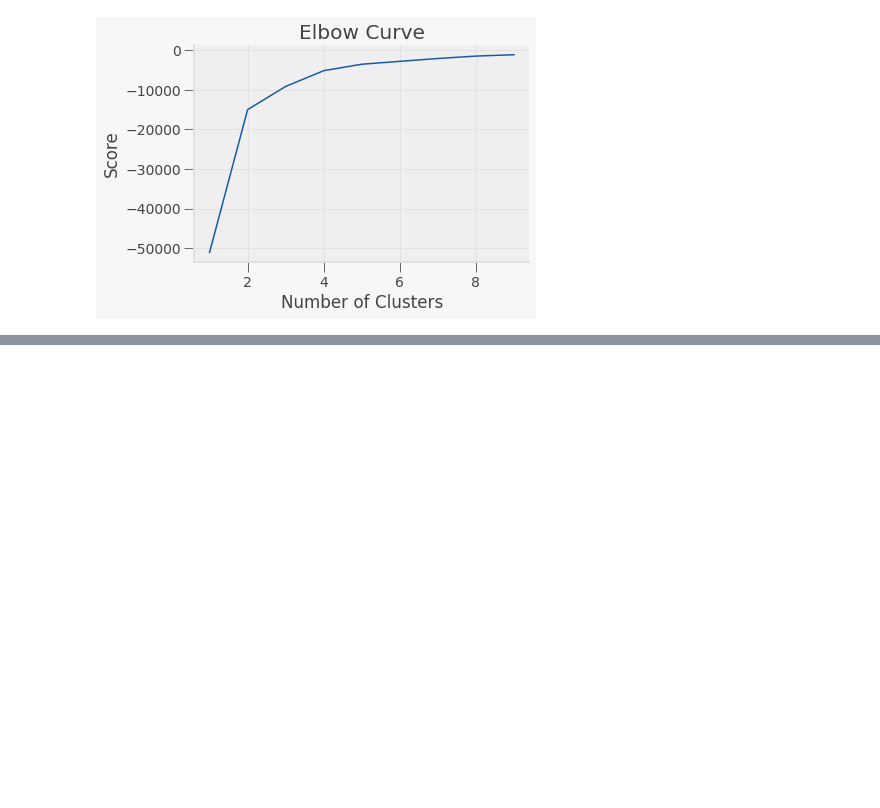
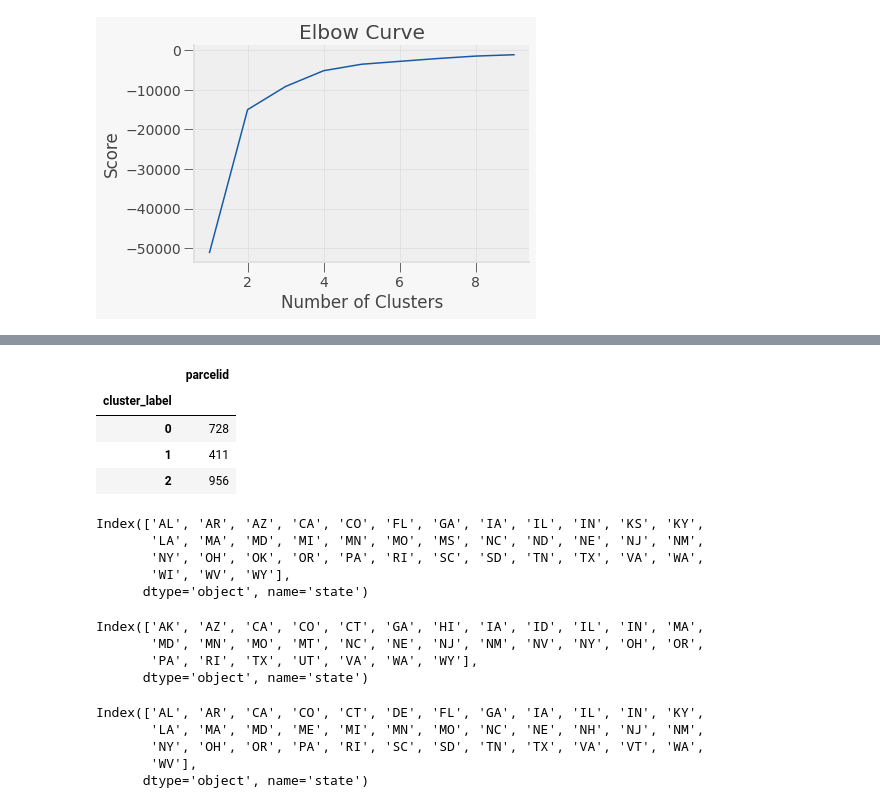
Before and after one commit to PosgradoMNA/actividades-de-aprendizaje-ams182, a Jupyter notebook: TecMty_kmeans_target.ipynb, the cells around one changed output, grey strips where cells are left out. Drawn from its saved outputs; the diff is of its cells as text; code cells hidden in the pictures; blank space fills up the shorter version.

```diff
--- a/TecMty_kmeans_target.ipynb
+++ b/TecMty_kmeans_target.ipynb
@@ -359,0 +373,38 @@ print(centers)
+# %%
+table = pd.pivot_table(clustered_data, values='parcelid', index=['cluster_label'], aggfunc='count')
+table
+# %% [output]
+|  | parcelid |
+| cluster_label |  |
+| 0 | 728 |
+| 1 | 411 |
+| 2 | 956 |
+# %%
+c0 = clustered_data.loc[clustered_data['cluster_label']== 0]
+table_0 = pd.pivot_table(c0 , index=['state'])
+table_0.index
+# %% [output]
+Index(['AL', 'AR', 'AZ', 'CA', 'CO', 'FL', 'GA', 'IA', 'IL', 'IN', 'KS', 'KY',
+       'LA', 'MA', 'MD', 'MI', 'MN', 'MO', 'MS', 'NC', 'ND', 'NE', 'NJ', 'NM',
+       'NY', 'OH', 'OK', 'OR', 'PA', 'RI', 'SC', 'SD', 'TN', 'TX', 'VA', 'WA',
+       'WI', 'WV', 'WY'],
+      dtype='object', name='state')
+# %%
+c1 = clustered_data.loc[clustered_data['cluster_label']== 1]
+table_1 = pd.pivot_table(c1, index=['state'])
+table_1.index
+# %% [output]
+Index(['AK', 'AZ', 'CA', 'CO', 'CT', 'GA', 'HI', 'IA', 'ID', 'IL', 'IN', 'MA',
+       'MD', 'MN', 'MO', 'MT', 'NC', 'NE', 'NJ', 'NM', 'NV', 'NY', 'OH', 'OR',
+       'PA', 'RI', 'TX', 'UT', 'VA', 'WA', 'WY'],
+      dtype='object', name='state')
+# %%
+c2 = clustered_data.loc[clustered_data['cluster_label']== 2]
+table_2 = pd.pivot_table(c2, index=['state'])
+table_2.index
+# %% [output]
+Index(['AL', 'AR', 'CA', 'CO', 'CT', 'DE', 'FL', 'GA', 'IA', 'IL', 'IN', 'KY',
+       'LA', 'MA', 'MD', 'ME', 'MI', 'MN', 'MO', 'NC', 'NE', 'NH', 'NJ', 'NM',
+       'NY', 'OH', 'OR', 'PA', 'RI', 'SC', 'SD', 'TN', 'TX', 'VA', 'VT', 'WA',
+       'WV'],
+      dtype='object', name='state')
```
Also changed, not shown: parts of 7 cells of this notebook.
